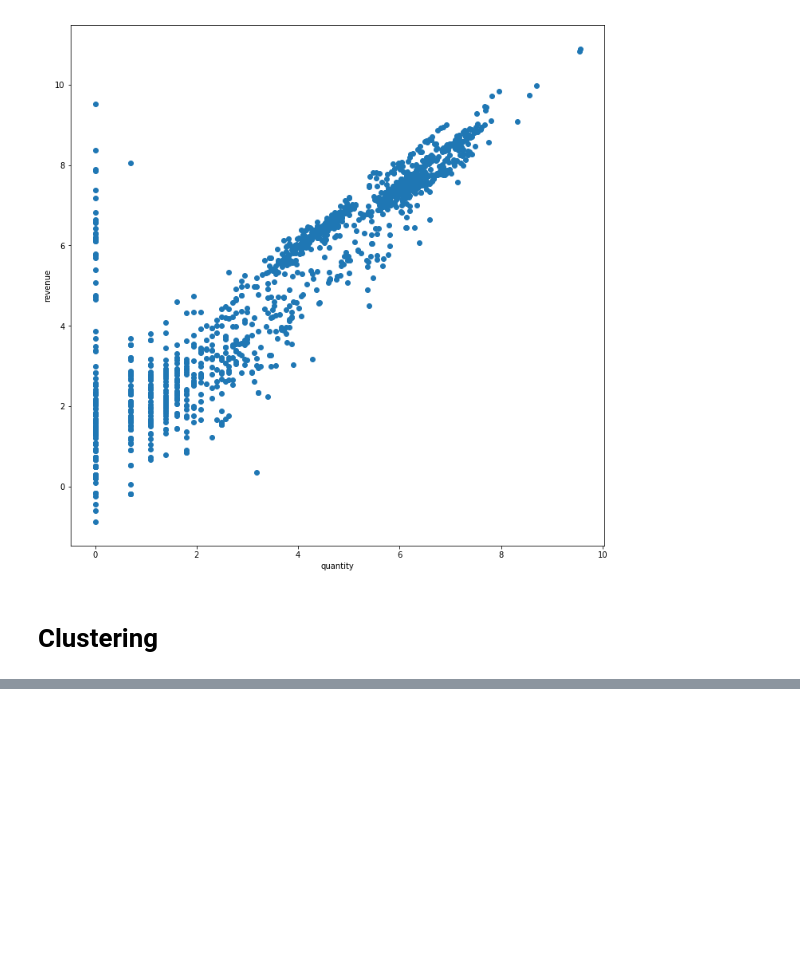
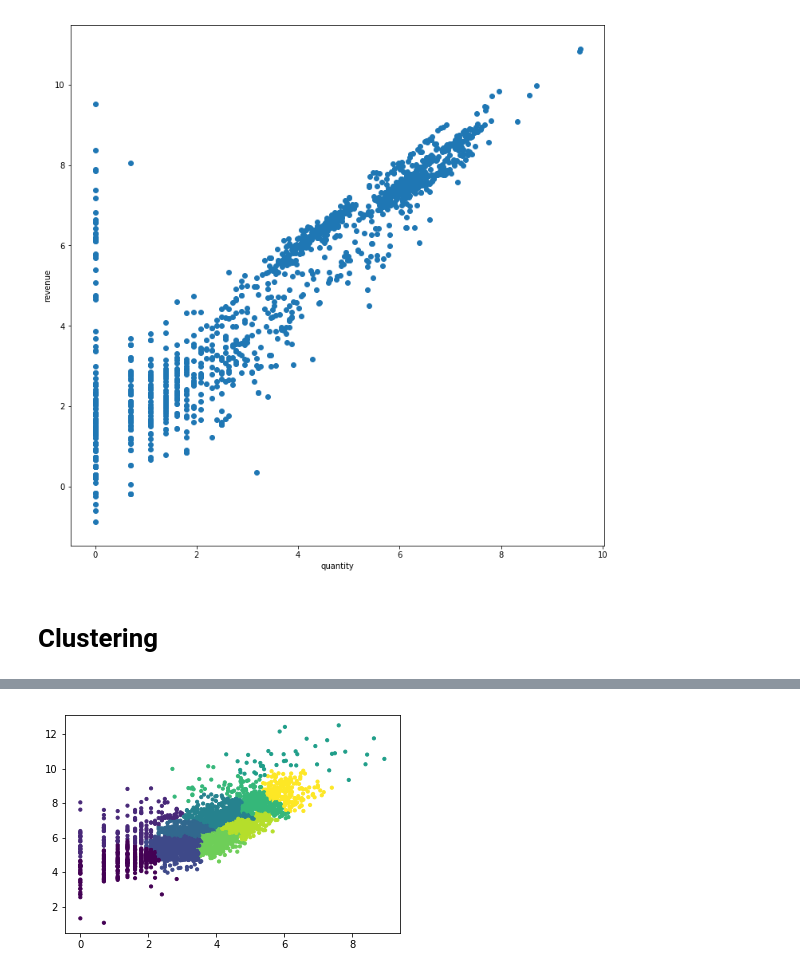
Before and after one commit to robblatt/Unsupervised-Market-Segmentation, a Jupyter notebook: Rob Discovery.ipynb, the cells around one changed output, grey strips where cells are left out. Cells and saved outputs as stored; diff of their text form; code cells hidden in the pictures; blank space fills up the shorter version.

```diff
--- a/Rob Discovery.ipynb
+++ b/Rob Discovery.ipynb
@@ -303,0 +322,4 @@ Reshape your data either using array.reshape(-1, 1) if your data has a single fe
+# %%
+log_customer_total_revenue_invoice_count_since_purchase.TotalRevenue = np.log(log_customer_total_revenue_invoice_count_since_purchase.TotalRevenue)
+# %%
+log_customer_total_revenue_invoice_count_since_purchase.InvoiceNo = np.log(log_customer_total_revenue_invoice_count_since_purchase.InvoiceNo)
@@ -303,0 +334,11 @@ Reshape your data either using array.reshape(-1, 1) if your data has a single fe
+# %%
+log_customer_total_revenue_invoice_count_since_purchase_2 = log_customer_total_revenue_invoice_count_since_purchase.copy()
+# %%
+log_customer_total_revenue_invoice_count_since_purchase_2.drop('SinceLastPurchase', axis=1, inplace=True)
+# %%
+agg_clust = AgglomerativeClustering(n_clusters=10)
+agg_clust
+assigned_clust = agg_clust.fit_predict(log_customer_total_revenue_invoice_count_since_purchase_2)
+plt.scatter(log_customer_total_revenue_invoice_count_since_purchase_2.InvoiceNo, log_customer_total_revenue_invoice_count_since_purchase_2.TotalRevenue, c = assigned_clust, s = 10);
+# %% [output]
+[figure, added]
```
Also changed, not shown: parts of 24 cells of this notebook.
